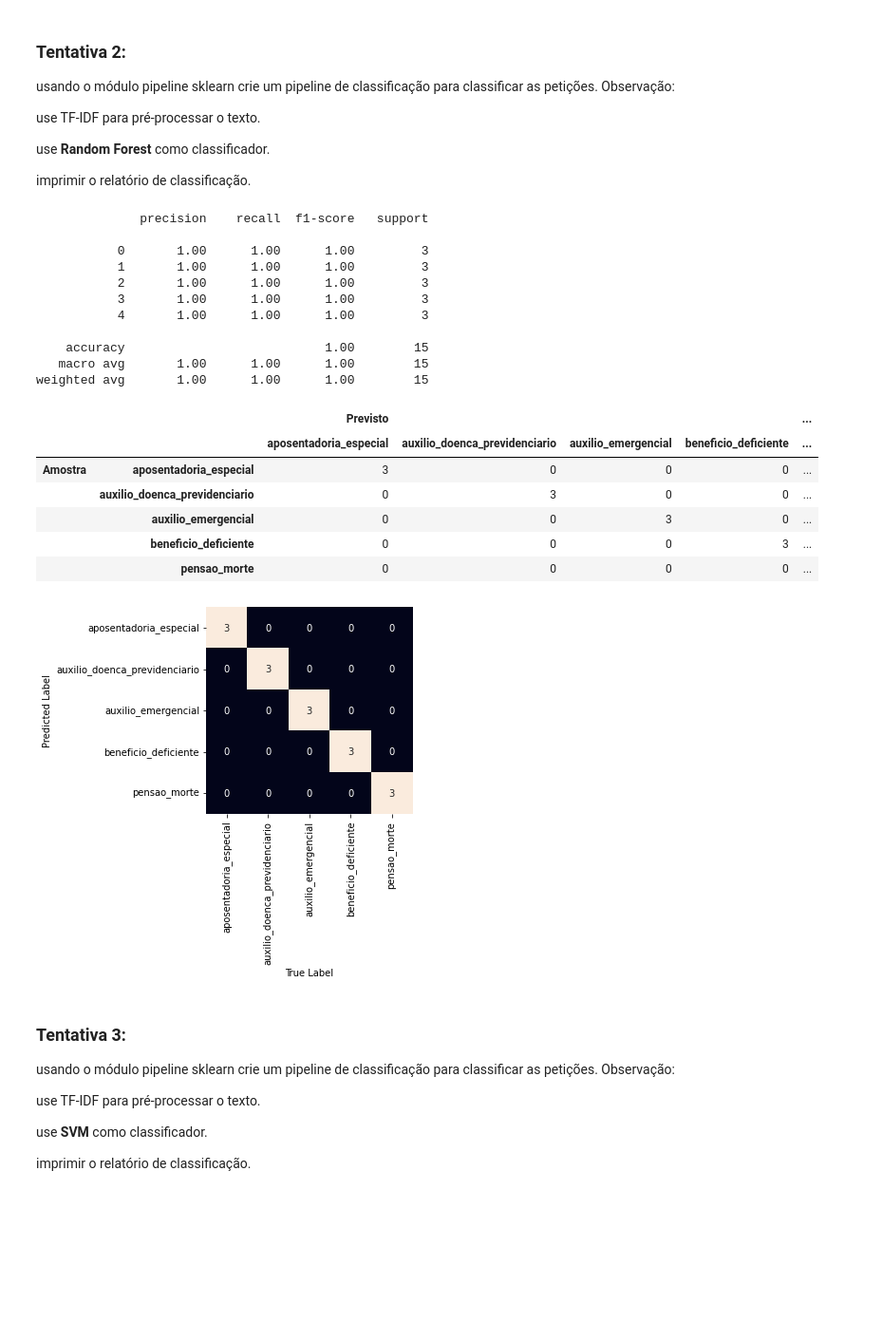
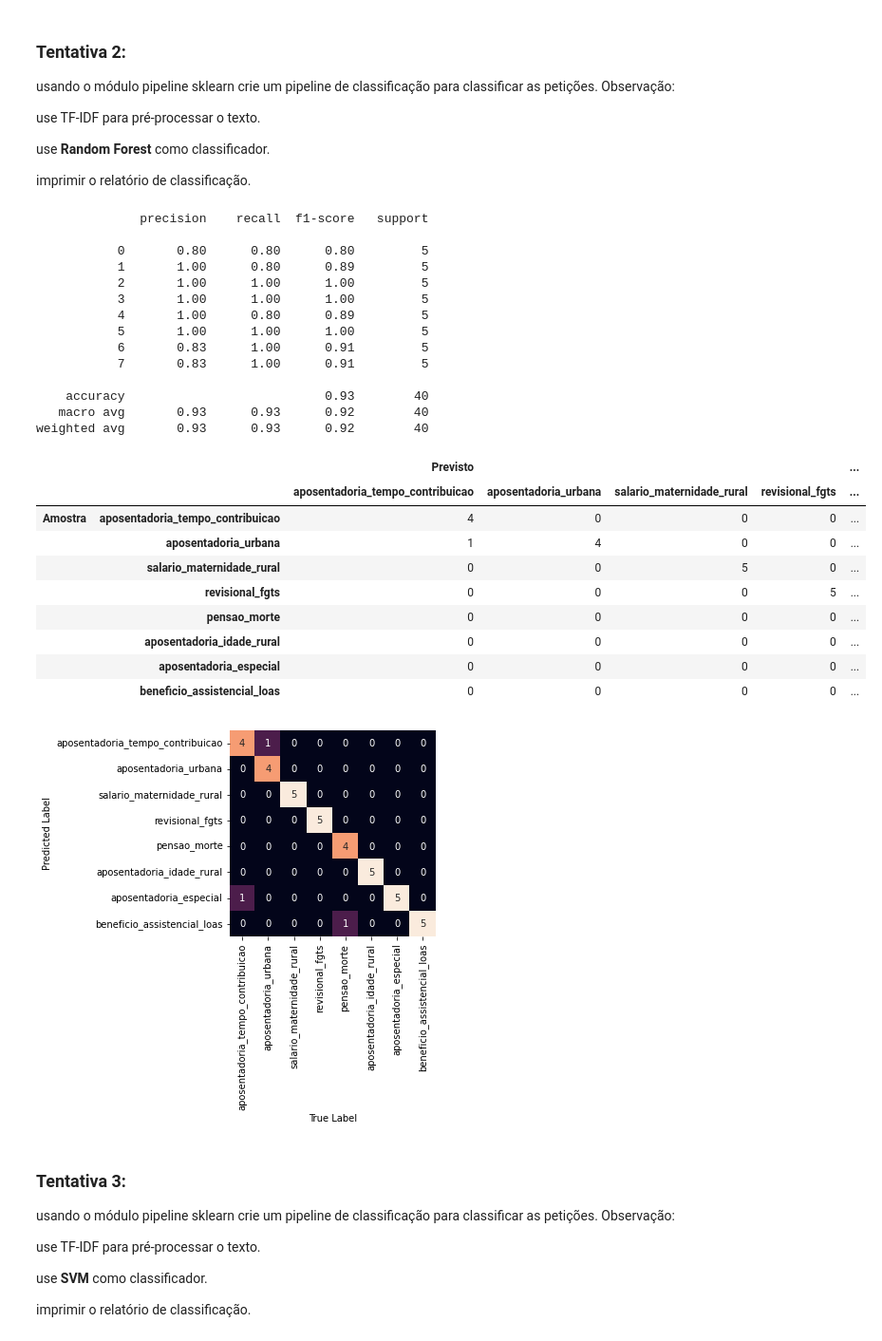
Before and after one commit to joaopaulof19/Assuntos_processuais, a Jupyter notebook: predicao_assuntos_classes.ipynb, the cells around one changed output. Shown at 95% size. Cells and saved outputs as stored; diff of their text form; code cells hidden in the pictures; blank space fills up the shorter version.

```diff
--- a/predicao_assuntos_classes.ipynb
+++ b/predicao_assuntos_classes.ipynb
@@ -161,7 +160,14 @@ df_pensao_morte = transforma_dataframe(lista_arquivos, "pensao_morte")
 # %%
 # Concatenando os dataframes
-df_peticoes_iniciais = pd.concat([df_aposentadoria_especial[:18],
-                                  df_auxilio_doenca_previdenciario[:18],
-                                  df_auxilio_emergencial[:18],
-                                  df_beneficio_deficiente[:18], df_pensao_morte[:18]
-                                  ], ignore_index=True)
+df_peticoes_iniciais = pd.concat(
+                                  [
+                                  df_aposentadoria_tempo_contribuicao[:25],
+                                  df_aposentadoria_urbana[:25],
+                                  df_salario_maternidade_rural[:25],
+                                  df_revisional_fgts[:25], df_pensao_morte[:25],
+                                  df_aposentadoria_idade_rural[:25],
+                                  df_aposentadoria_especial[:25],
+                                  df_beneficio_assistencial_loas[:25]
+                                  ],
+                                 ignore_index=True
+                                 )
@@ -273,4 +272,6 @@ df_peticoes_iniciais['text_clean'] = df_peticoes_iniciais['conteudo_peticao'].ap
 df_peticoes_iniciais['text_clean'] = df_peticoes_iniciais['text_clean'].apply(remove_stopwords)
+# %%
+df_peticoes_iniciais['text_clean'] = df_peticoes_iniciais['text_clean'].apply(stemming)
 # %%
 # df_peticoes_iniciais['text_tokens'] = df_peticoes_iniciais['text_clean'].apply(tokenizar)
 
@@ -299,7 +300,7 @@ from sklearn.model_selection import train_test_split
 X_train, X_test, y_train, y_test = train_test_split(
     df_peticoes_iniciais.text_clean,
     df_peticoes_iniciais.label_num,
-    test_size=1/6, # % de dados de teste
+    test_size=0.20, # % de dados de teste
     random_state=2022,
     stratify=df_peticoes_iniciais.label_num
 )
@@ -459,7 +453,7 @@ imprimir o relatório de classificação.
 # %%
 from sklearn.ensemble import RandomForestClassifier
 
-#1. Criar um objeto de pipeline para Random Forest
+#1. Criar um objeto de pipeline
 pipeline_random_forest = Pipeline([
      ('vectorizer_tfidf',TfidfVectorizer()),
      ('Random Forest', RandomForestClassifier())
@@ -469,43 +463,49 @@ pipeline_random_forest = Pipeline([
 pipeline_random_forest.fit(X_train, y_train)
 
 
-#3. Obter as previsões para X_test e armazenar em y_pred
-y_pred = pipeline_random_forest.predict(X_test)
+#3. Obter previsões para X_test e armazenar em y_pred
+y_pred_rf = pipeline_random_forest.predict(X_test)
 # %%
 # imprimir uma matriz de confusão e um relatório de classificação
-print(classification_report(y_test, y_pred))
+print(classification_report(y_test, y_pred_rf))
 
 pd.DataFrame(
-    confusion_matrix(y_test, y_pred),
+    confusion_matrix(y_test, y_pred_rf),
     index = [
-        ['Amostra', 'Amostra', 'Amostra', 'Amostra', 'Amostra'],
-        ['aposentadoria_especial', 'auxilio_doenca_previdenciario', 'auxilio_emergencial', 'beneficio_deficiente', 'pensao_morte']
+        ['Amostra', 'Amostra', 'Amostra', 'Amostra', 'Amostra', 'Amostra', 'Amostra', 'Amostra'],
+        ['aposentadoria_tempo_contribuicao', 'aposentadoria_urbana', 'salario_maternidade_rural', 'revisional_fgts', 'pensao_morte', 'aposentadoria_idade_rural', 'aposentadoria_especial', 'beneficio_assistencial_loas']
              ],
     columns = [
-        ['Previsto', 'Previsto', 'Previsto', 'Previsto', 'Previsto'],
-        ['aposentadoria_especial', 'auxilio_doenca_previdenciario', 'auxilio_emergencial', 'beneficio_deficiente', 'pensao_morte']
-              ])
+        ['Previsto', 'Previsto', 'Previsto', 'Previsto', 'Previsto', 'Previsto', 'Previsto', 'Previsto'],
+        ['aposentadoria_tempo_contribuicao', 'aposentadoria_urbana', 'salario_maternidade_rural', 'revisional_fgts', 'pensao_morte', 'aposentadoria_idade_rural', 'aposentadoria_especial', 'beneficio_assistencial_loas']
+             ])
 # %% [output]
               precision    recall  f1-score   support
 
-           0       1.00      1.00      1.00         3
-           1       1.00      1.00      1.00         3
-           2       1.00      1.00      1.00         3
-           3       1.00      1.00      1.00         3
-           4       1.00      1.00      1.00         3
+           0       0.80      0.80      0.80         5
+           1       1.00      0.80      0.89         5
+           2       1.00      1.00      1.00         5
+           3       1.00      1.00      1.00         5
+           4       1.00      0.80      0.89         5
+           5       1.00      1.00      1.00         5
+           6       0.83      1.00      0.91         5
+           7       0.83      1.00      0.91         5
 
-    accuracy                           1.00        15
-   macro avg       1.00      1.00      1.00        15
-weighted avg       1.00      1.00      1.00        15
+    accuracy                           0.93        40
+   macro avg       0.93      0.93      0.92        40
+weighted avg       0.93      0.93      0.92        40
 |  |  | Previsto |  |  |  | ... |
-|  |  | aposentadoria_especial | auxilio_doenca_previdenciario | auxilio_emergencial | beneficio_deficiente | ... |
-| Amostra | aposentadoria_especial | 3 | 0 | 0 | 0 | ... |
-|  | auxilio_doenca_previdenciario | 0 | 3 | 0 | 0 | ... |
-|  | auxilio_emergencial | 0 | 0 | 3 | 0 | ... |
-|  | beneficio_deficiente | 0 | 0 | 0 | 3 | ... |
+|  |  | aposentadoria_tempo_contribuicao | aposentadoria_urbana | salario_maternidade_rural | revisional_fgts | ... |
+| Amostra | aposentadoria_tempo_contribuicao | 4 | 0 | 0 | 0 | ... |
+|  | aposentadoria_urbana | 1 | 4 | 0 | 0 | ... |
+|  | salario_maternidade_rural | 0 | 0 | 5 | 0 | ... |
+|  | revisional_fgts | 0 | 0 | 0 | 5 | ... |
 |  | pensao_morte | 0 | 0 | 0 | 0 | ... |
+|  | aposentadoria_idade_rural | 0 | 0 | 0 | 0 | ... |
+|  | aposentadoria_especial | 0 | 0 | 0 | 0 | ... |
+|  | beneficio_assistencial_loas | 0 | 0 | 0 | 0 | ... |
 # %%
-mat = confusion_matrix(y_test, y_pred)
+mat = confusion_matrix(y_test, y_pred_rf)
 import seaborn as sns
 import matplotlib.pyplot as plt
 sns.heatmap(mat.T,square=True,annot=True,fmt='d',cbar=False,
@@ -514,7 +514,7 @@ plt.xlabel('True Label')
 plt.ylabel("Predicted Label")
 plt.show()
 # %% [output]
-[figure, old version]
+[figure, new version]
 # %% [markdown]
 ### **Tentativa 3**:
 
```
Also changed, not shown: parts of 66 cells of this notebook.
